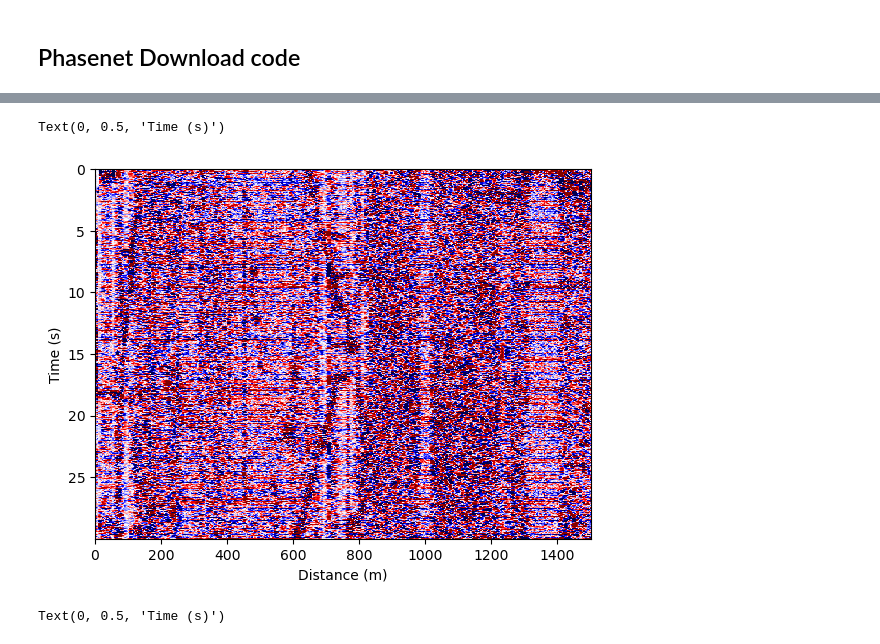
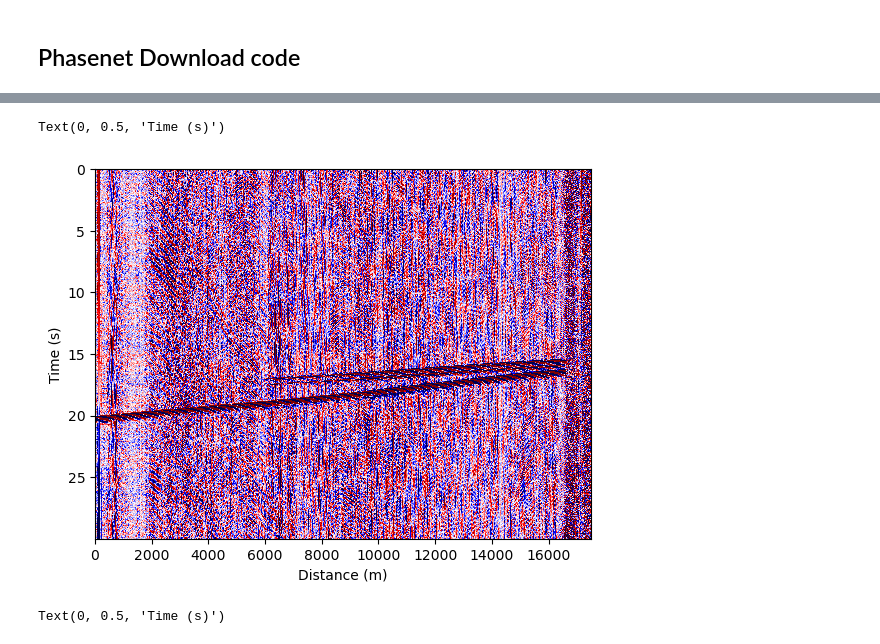
Before and after one commit to wuw584/EQNet, a Jupyter notebook: docs/location_tutorial.ipynb, the cells around one changed output, grey strips where cells are left out. Drawn from its saved outputs; the diff is of its cells as text; code cells hidden in the pictures.

```diff
--- a/docs/location_tutorial.ipynb
+++ b/docs/location_tutorial.ipynb
@@ -17,7 +17,7 @@ import DasPrep as dp
 normalize = lambda x: (x - np.mean(x, axis=-1, keepdims=True)) / np.std(x, axis=-1, keepdims=True)
 # h5_files = glob("data/*.h5")
 # for file in h5_files:
-file = f"/home/disk/disk01/wzm/EQNet/docs/data/testread.h5"
+file = f"/home/disk/disk01/wzm/EQNet/synthesisdata/DAS_data/DAS_20250423122300_20250423122330.h5"
 data = dp.read_das(file)
 metadata = dp.read_das(file , metadata = True)
 dt = metadata['dt']
@@ -37,5 +35,5 @@ plt.ylabel("Time (s)")
 Text(0, 0.5, 'Time (s)')
-[figure, old version]
+[figure, new version]
 # %%
 normalize = lambda x: (x - np.mean(x, axis=-1, keepdims=True)) / np.std(x, axis=-1, keepdims=True)
 # h5_files = glob("data/*.h5")
```
Also changed, not shown: parts of 5 cells of this notebook, 3 other files.
